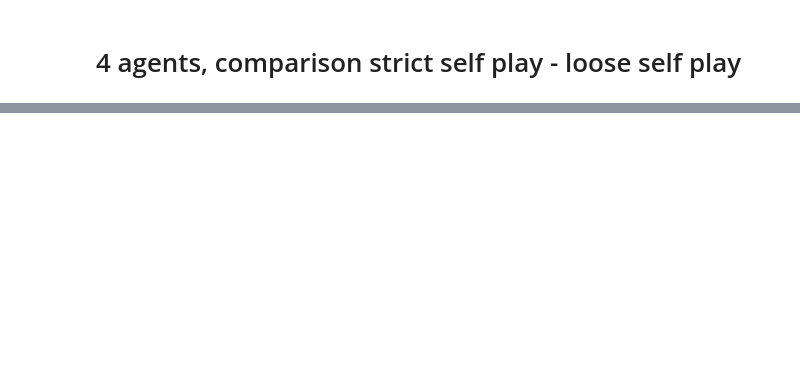
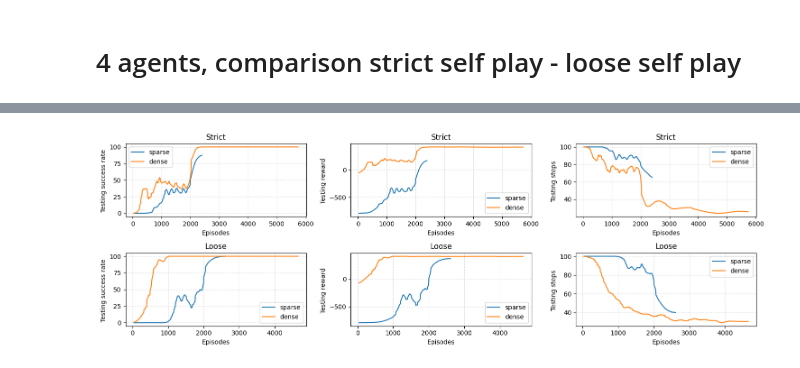
Before and after one commit to TeresaCampo/distributedAI_MARL_project, a Jupyter notebook: src/strictplay_looseplay_comparison/comparison.ipynb, the cells around one changed output, grey strips where cells are left out. Saved outputs shown, nothing was run; the diff lists cells and outputs as text; code cells hidden in the pictures; blank space fills up the shorter version.

```diff
--- a/src/strictplay_looseplay_comparison/comparison.ipynb
+++ b/src/strictplay_looseplay_comparison/comparison.ipynb
@@ -2,0 +5,31 @@
+# %%
+import pandas as pd
+from pathlib import Path
+
+def load_local_data(project_name):
+    current_dir = Path.cwd()
+    script_dir = current_dir.parent / "policies" / "PPO" / f"{ENVMODEL}" / "wandb_download"
+    project_path = script_dir / project_name
+    print(f"Loading project {project_name}".center(100, "="))
+    print(f"Loading files from {project_path}")
+
+    if not project_path.exists():
+        print(f"Directory {project_path} non trovata!")
+        return pd.DataFrame()
+
+    # Recuperiamo tutti i file .parquet nella sottocartella del progetto
+    files = list(project_path.glob("*.parquet"))
+    print(f"Loading {len(files)} run from {project_path}...")
+
+    dfs = []
+    for f in files:
+        df_run = pd.read_parquet(f)
+        dfs.append(df_run)
+
+    if not dfs:
+        return pd.DataFrame()
+
+    # Concateniamo tutto in un unico DataFrame
+    full_df = pd.concat(dfs, ignore_index=True)
+    print(f"{project_name} loaded succesfully.\n")
+    return full_df
@@ -178,0 +132,11 @@ plt.show()
+# %%
+GROUPS = ["sparse", "dense"]
+DATA_TO_PLOT = {
+    "Strict": all_runs_strict,
+    "Loose": all_runs_loose
+}
+
+plot_rl_analysis(DATA_TO_PLOT, GROUPS)
+plt.show()
+# %% [output]
+[figure, added]
```
Also changed, not shown: parts of 18 cells of this notebook, 30 other files.
